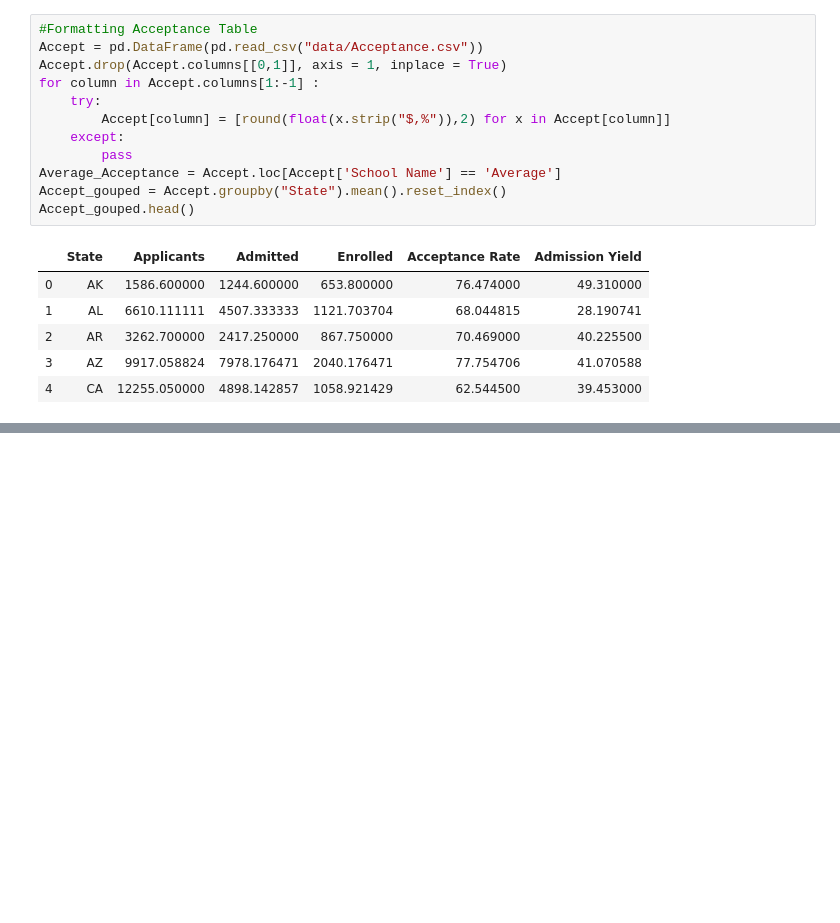
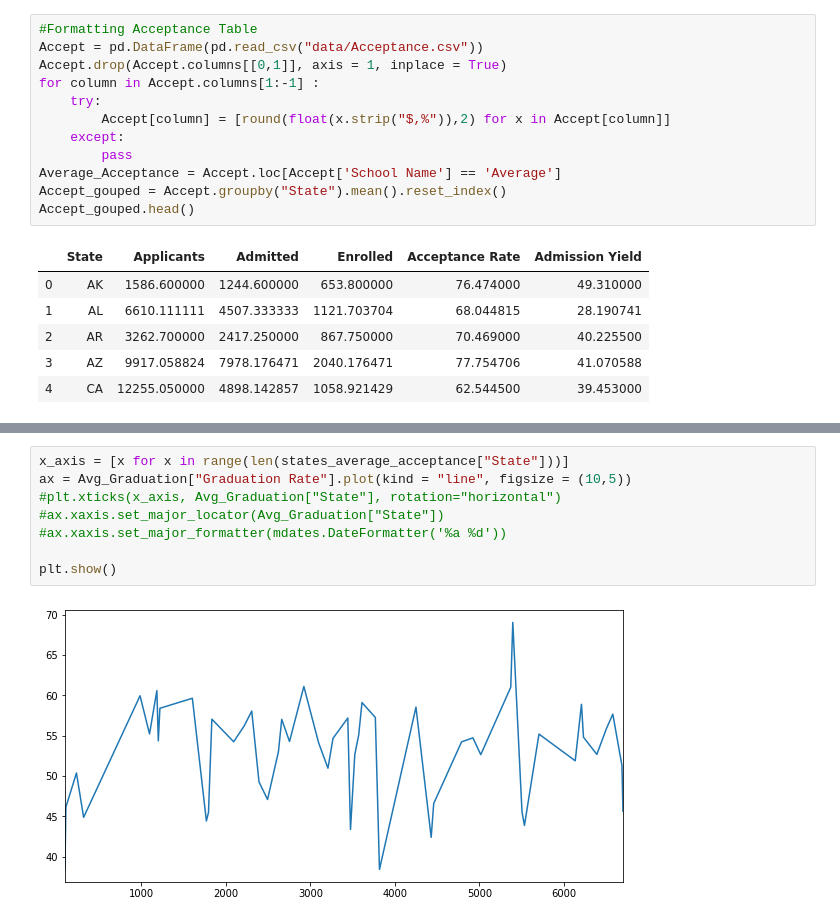
Before and after one commit to cheikhsidi/graduation_Analytics_FL, a Jupyter notebook: Graduation_Project.ipynb, the cells around one changed output, grey strips where cells are left out. Drawn from its saved outputs; the diff is of its cells as text; blank space fills up the shorter version.

Commit message:
adding plots

```diff
--- a/Graduation_Project.ipynb
+++ b/Graduation_Project.ipynb
@@ -138,3 +88,13 @@ See the caveats in the documentation: http://pandas.pydata.org/pandas-docs/stabl
 | 230 | Average | 50.38 | 14.51 | 25.33 | 65.31 | ... |
 | 315 | Average | 44.88 | 18.93 | 33.69 | 61.59 | ... |
 | 983 | Average | 59.95 | 10.95 | 14.87 | 75.67 | ... |
+# %%
+x_axis = [x for x in range(len(states_average_acceptance["State"]))]
+ax = Avg_Graduation["Graduation Rate"].plot(kind = "line", figsize = (10,5))
+#plt.xticks(x_axis, Avg_Graduation["State"], rotation="horizontal")
+#ax.xaxis.set_major_locator(Avg_Graduation["State"])
+#ax.xaxis.set_major_formatter(mdates.DateFormatter('%a %d'))
+
+plt.show()
+# %% [output]
+[figure, added]
```
Also changed, not shown: parts of 8 cells of this notebook, 2 other files.
